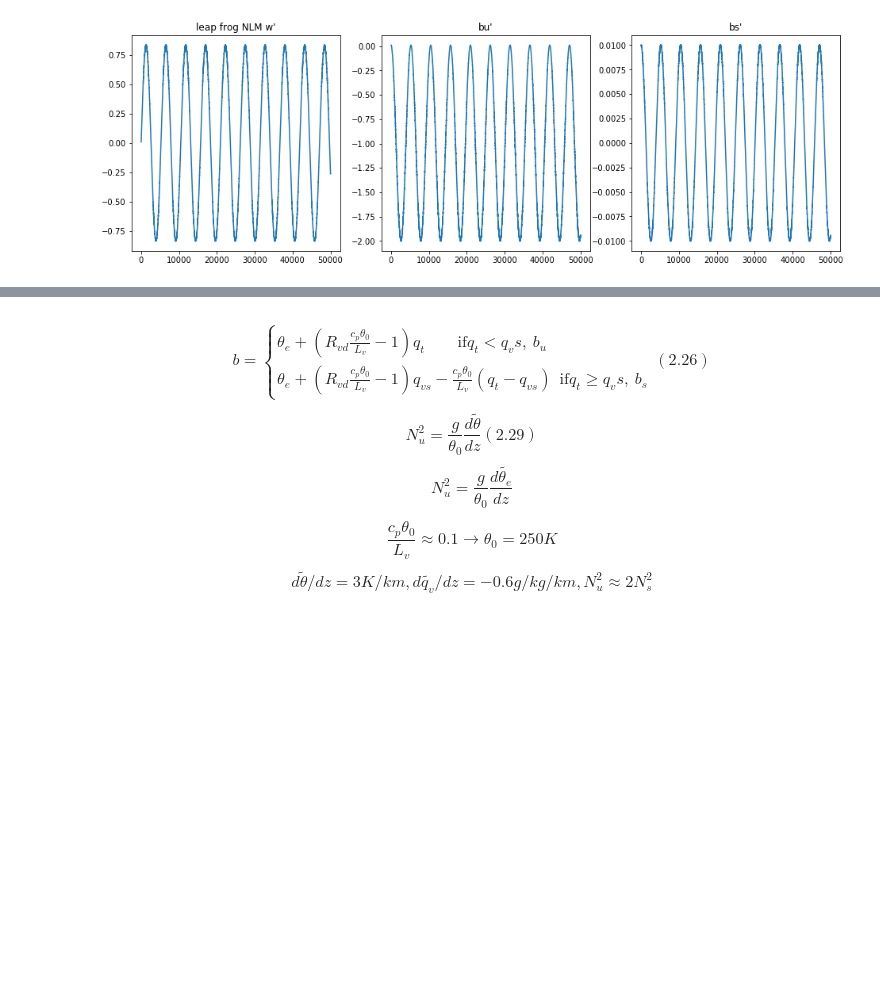
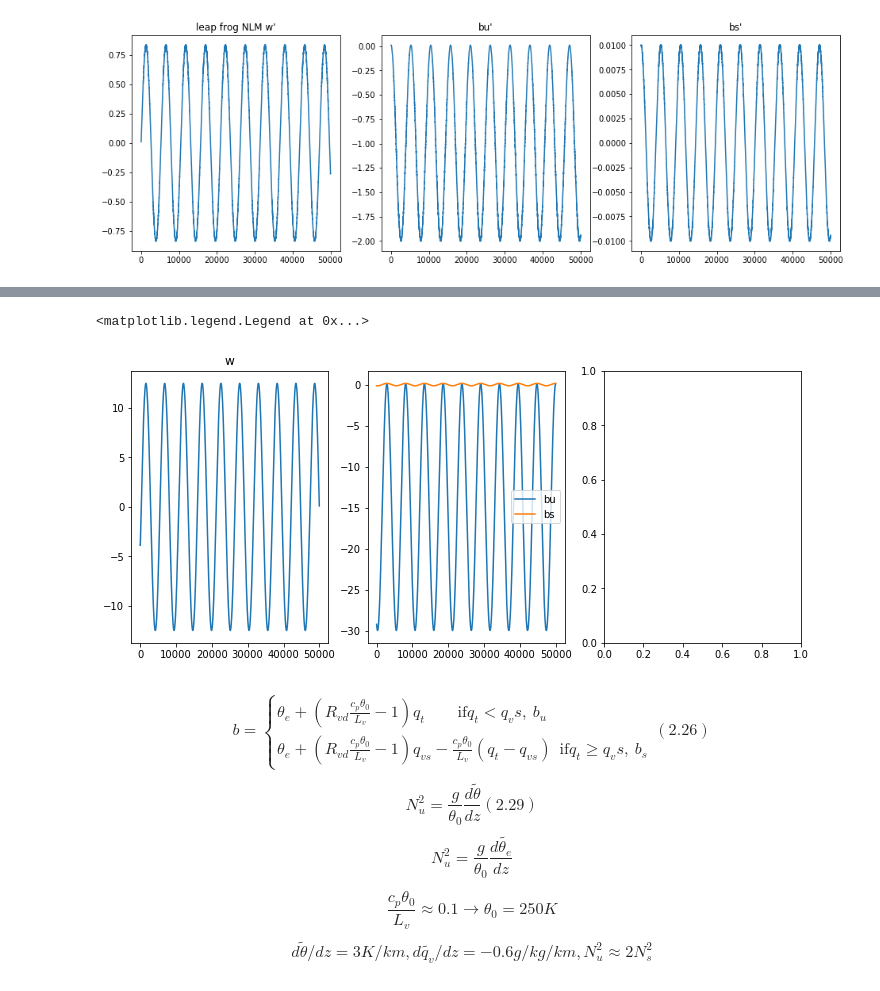
Before and after one commit to Nuo-Chen/moist-sys, a Jupyter notebook: single phase system forward.ipynb, the cells around one changed output, grey strips where cells are left out. Saved outputs shown, nothing was run; the diff lists cells and outputs as text; code cells hidden in the pictures; blank space fills up the shorter version.

```diff
--- a/single phase system forward.ipynb
+++ b/single phase system forward.ipynb
@@ -233,3 +247,20 @@ plt.plot(dR)
+# %%
+a = pd.read_csv('MAFD/fort.14', delim_whitespace=True,
+                header=None, names=['w', 'bu', 'bs'])
+w = a.w.values[::-1]
+bu = a.bu.values[::-1]
+bs = a.bs.values[::-1]
+
+nrows = 1
+ncols = 3
+fig,ax = plt.subplots(nrows=nrows, ncols=ncols, figsize=(12,5))
+sens_subplots(w, ax[0], 'w')
+ax[1].plot(bu, label='bu')
+ax[1].plot(bs, label='bs')
+ax[1].legend()
+# %% [output]
+<matplotlib.legend.Legend at 0x...>
+[figure, added]
 # %% [markdown]
 $$b=\begin{cases} \theta_e + \left( R_{vd}\frac{c_p\theta_0}{L_v}-1 \right) q_t \ \ \ \ \ \ \ \ \ \text{if} q_t \lt q_vs, \ b_u \\
 \theta_e + \left( R_{vd}\frac{c_p\theta_0}{L_v}-1\right) q_{vs} -  \frac{c_p\theta_0}{L_v}(q_t-q_{vs})\ \  \text{if} q_t \geq q_vs, \ b_s
```
Also changed, not shown: parts of 11 cells of this notebook, 30 other files.
